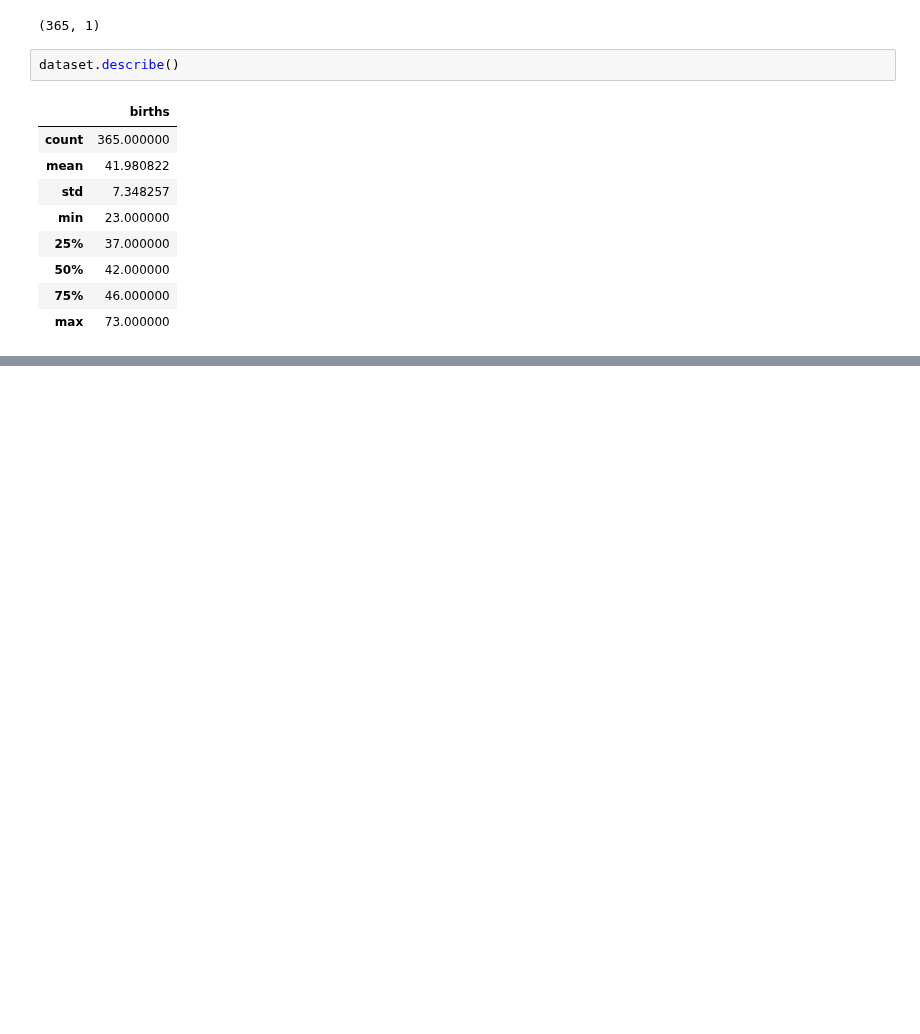
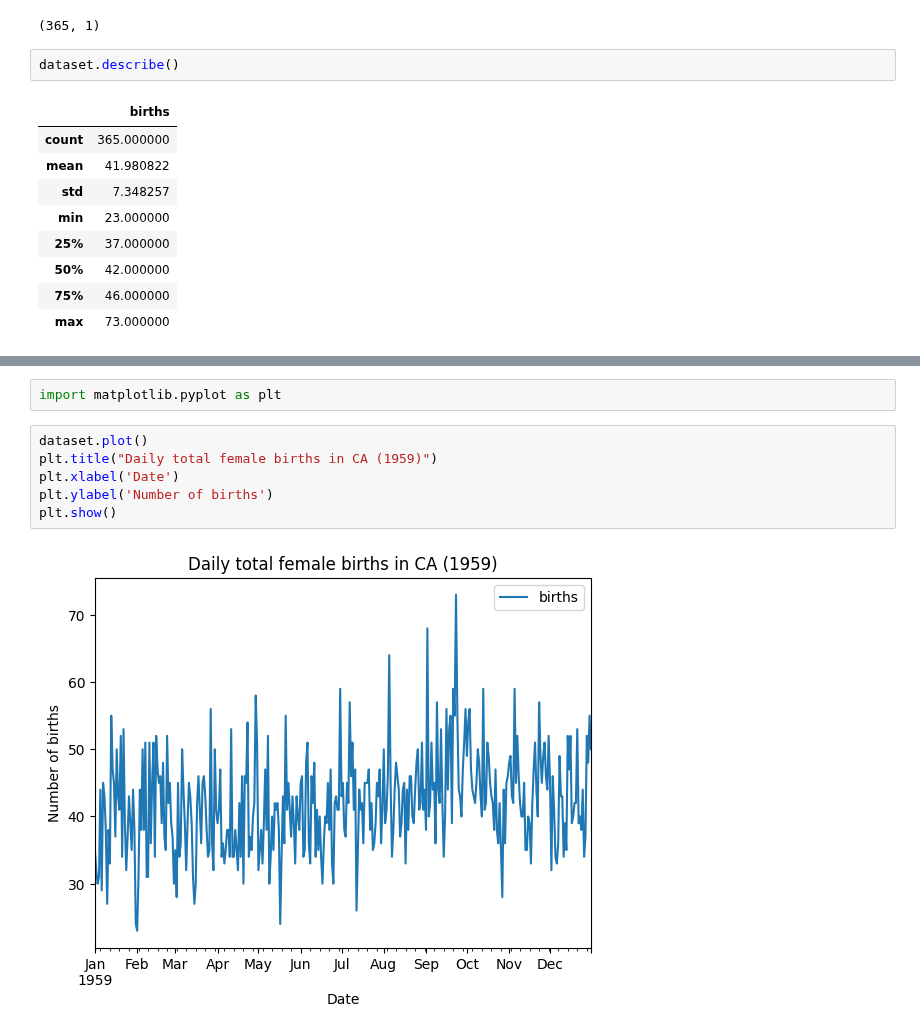
Before and after one commit to Darknight47/Data-Science-Project-01, a Jupyter notebook: daily_female_birth.ipynb, the cells around one changed output, grey strips where cells are left out. Saved outputs shown, nothing was run; the diff lists cells and outputs as text; blank space fills up the shorter version.

```diff
--- a/daily_female_birth.ipynb
+++ b/daily_female_birth.ipynb
@@ -63,0 +86,10 @@ dataset.describe()
+# %%
+import matplotlib.pyplot as plt
+# %%
+dataset.plot()
+plt.title("Daily total female births in CA (1959)")
+plt.xlabel('Date')
+plt.ylabel('Number of births')
+plt.show()
+# %% [output]
+[figure, added]
```
Also changed, not shown: parts of 3 cells of this notebook.
